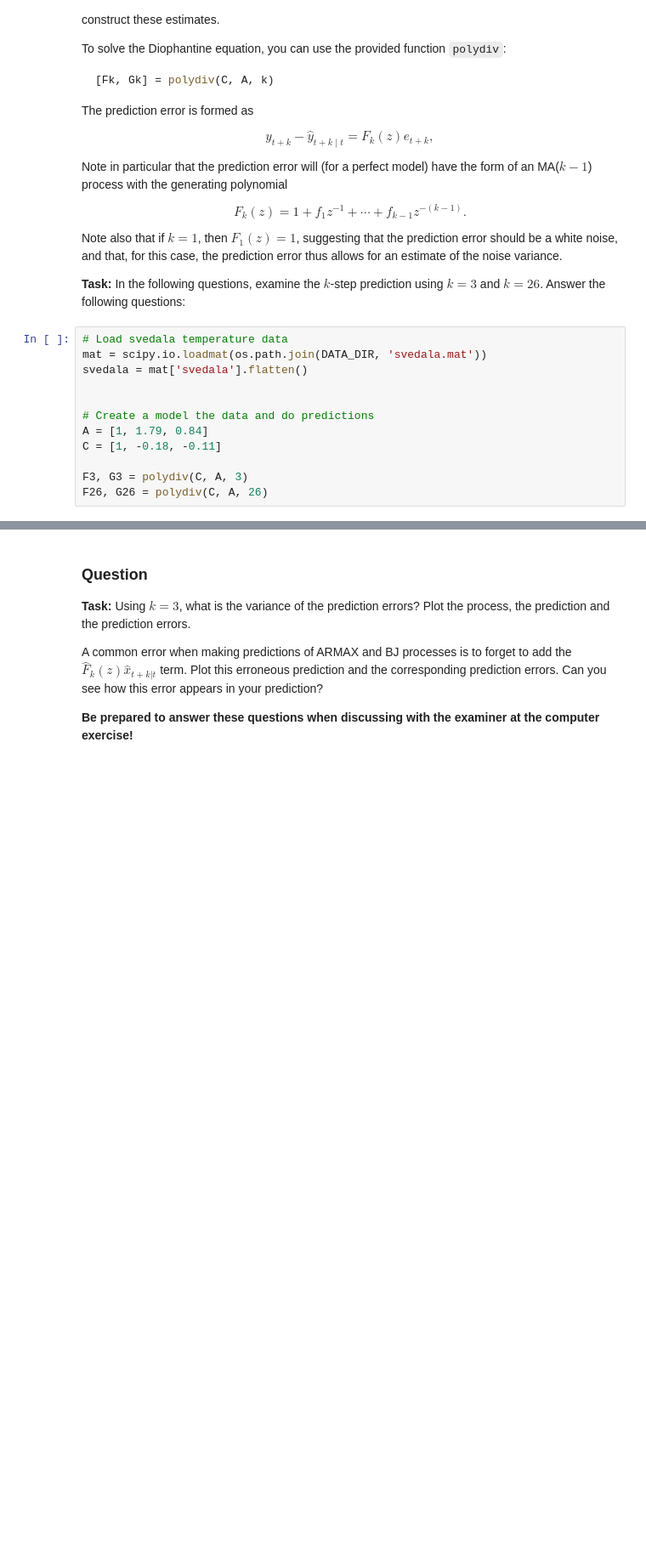
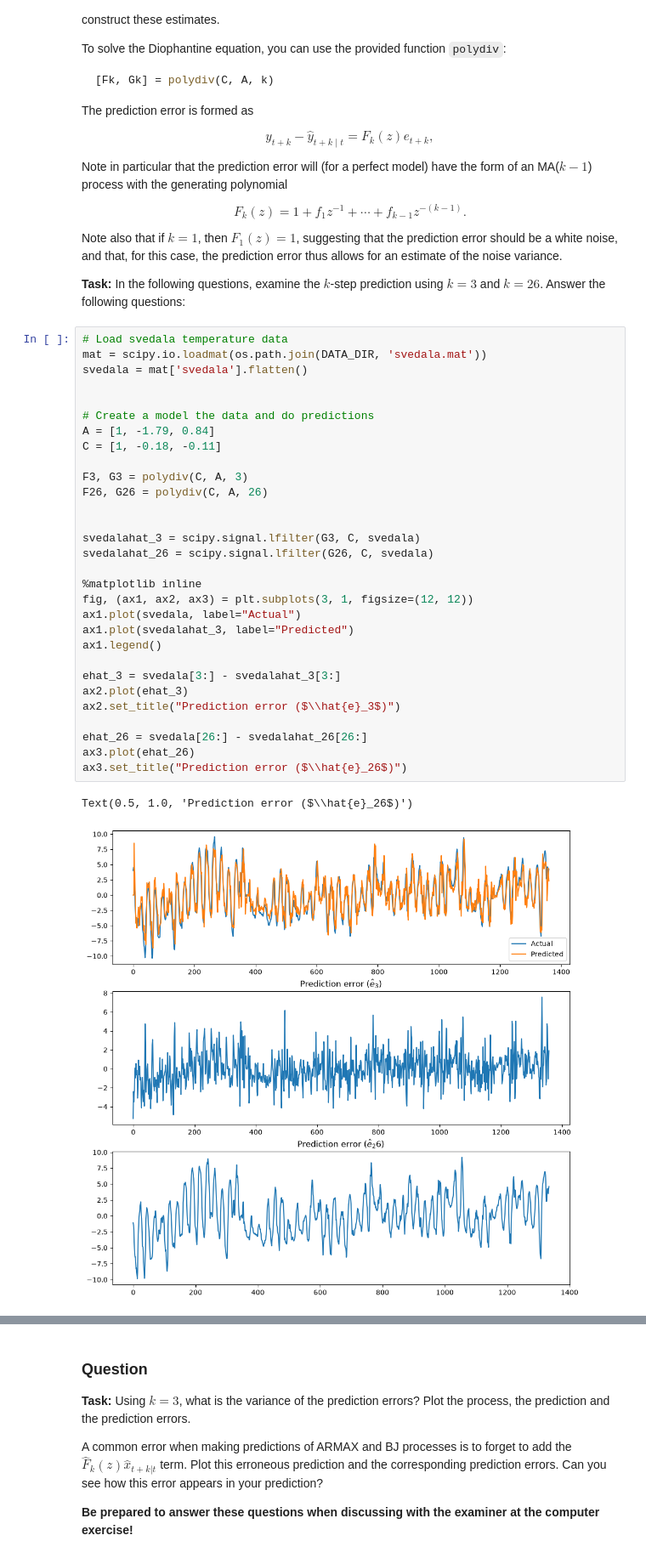
Before and after one commit to H-Wadman/TimeSeriesAnalysis, a Jupyter notebook: labs/lab2.ipynb, the cells around one changed output, grey strips where cells are left out. Shown at 85% size. Drawn from its saved outputs; the diff is of its cells as text; blank space fills up the shorter version.

```diff
--- a/labs/lab2.ipynb
+++ b/labs/lab2.ipynb
@@ -496,12 +496,33 @@ Note also that if $k=1$, then $F_1(z)=1$, suggesting that the prediction error s
 # %%
 # Load svedala temperature data
 mat = scipy.io.loadmat(os.path.join(DATA_DIR, 'svedala.mat'))
 svedala = mat['svedala'].flatten()
 
 
 # Create a model the data and do predictions
-A = [1, 1.79, 0.84]
+A = [1, -1.79, 0.84]
 C = [1, -0.18, -0.11]
 
 F3, G3 = polydiv(C, A, 3)
 F26, G26 = polydiv(C, A, 26)
+
+
+svedalahat_3 = scipy.signal.lfilter(G3, C, svedala)
+svedalahat_26 = scipy.signal.lfilter(G26, C, svedala)
+
+%matplotlib inline
+fig, (ax1, ax2, ax3) = plt.subplots(3, 1, figsize=(12, 12))
+ax1.plot(svedala, label="Actual")
+ax1.plot(svedalahat_3, label="Predicted")
+ax1.legend()
+
+ehat_3 = svedala[3:] - svedalahat_3[3:]
+ax2.plot(ehat_3)
+ax2.set_title("Prediction error ($\\hat{e}_3$)")
+
+ehat_26 = svedala[26:] - svedalahat_26[26:]
+ax3.plot(ehat_26)
+ax3.set_title("Prediction error ($\\hat{e}_26$)")
+# %% [output]
+Text(0.5, 1.0, 'Prediction error ($\\hat{e}_26$)')
+[figure, added]
```
Also changed, not shown: parts of 6 cells of this notebook, 2 other files.
